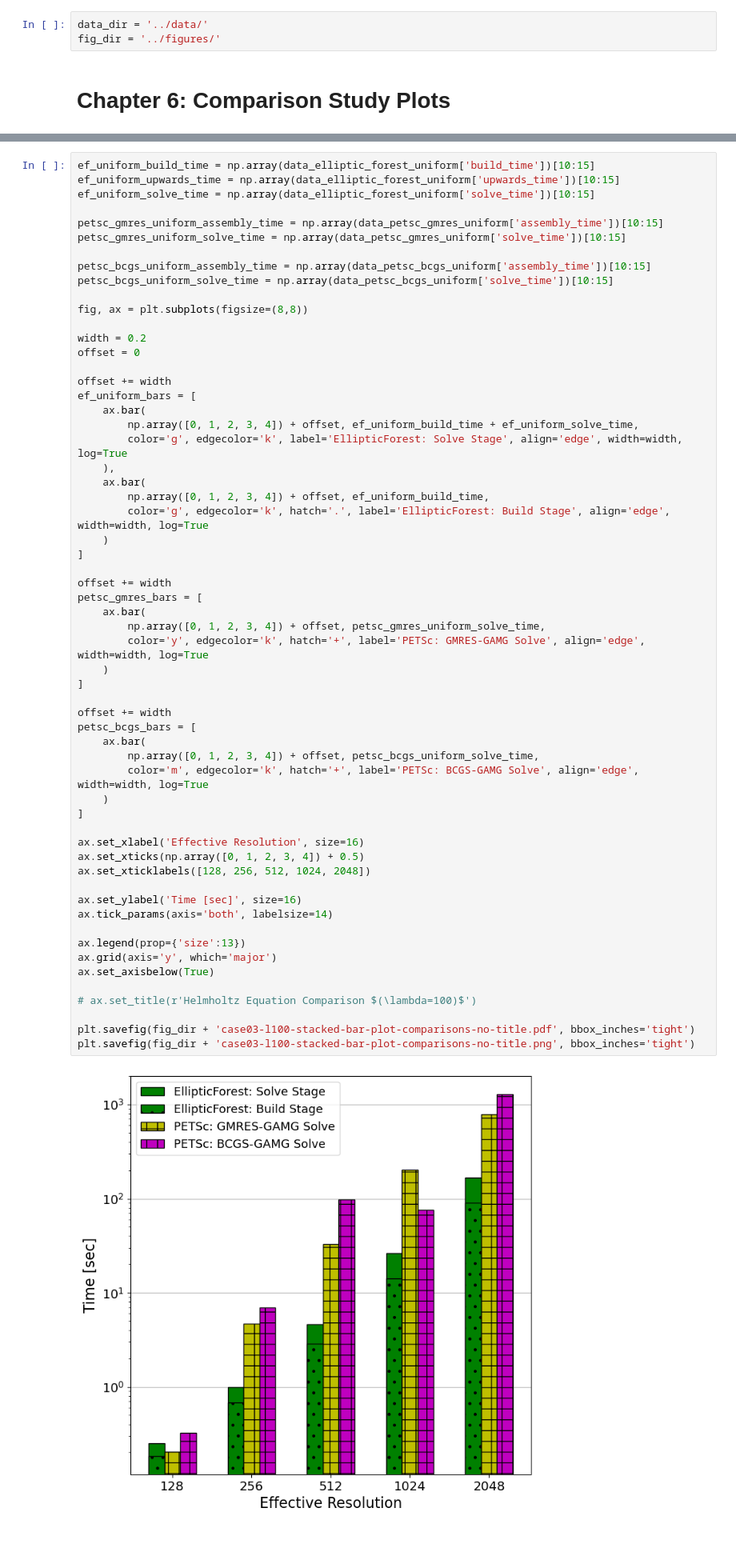
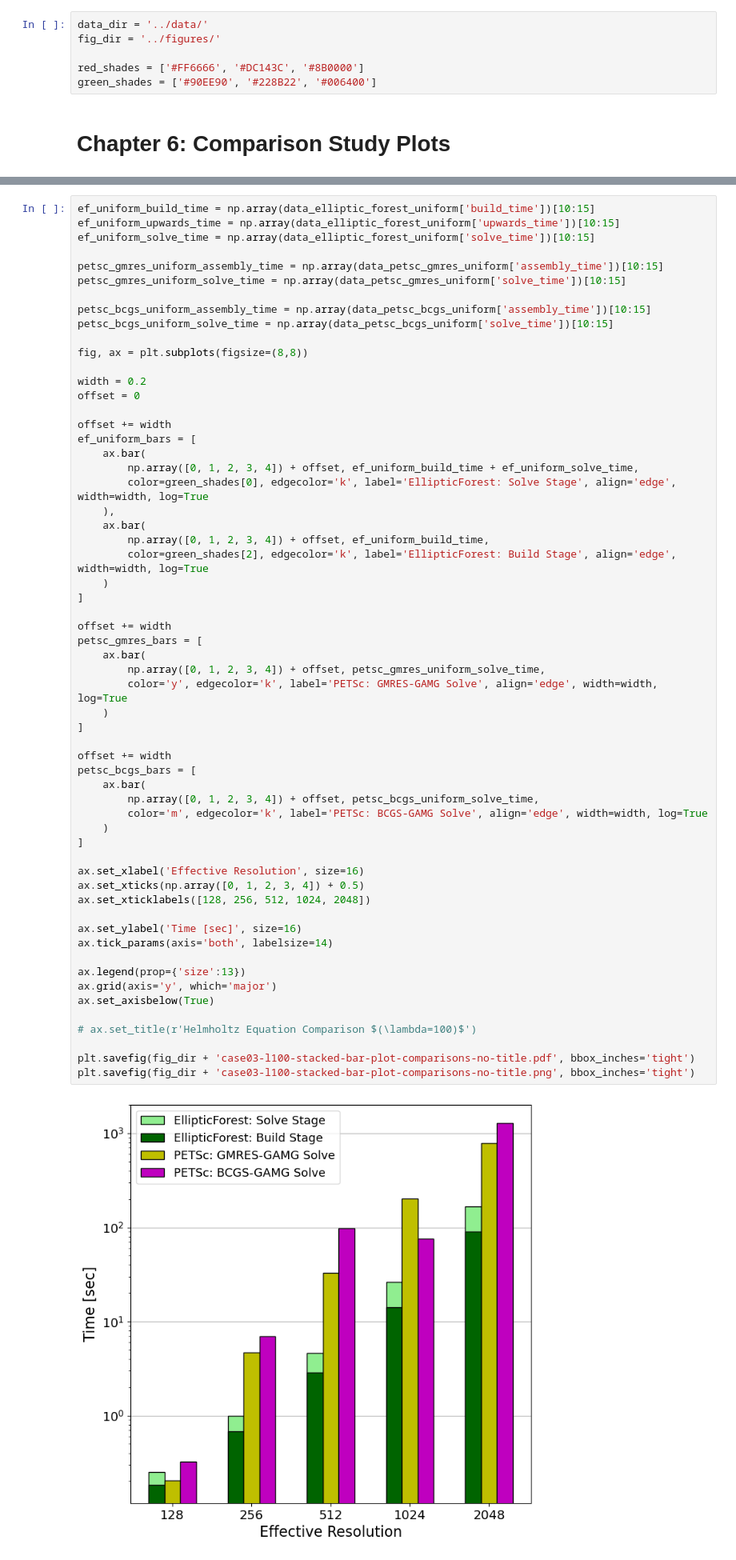
Before and after one commit to DamynChipman/Dissertation, a Jupyter notebook: src/scripts/plots.ipynb, the cells around one changed output, grey strips where cells are left out. Shown at 80% size. Drawn from its saved outputs; the diff is of its cells as text.

```diff
--- a/src/scripts/plots.ipynb
+++ b/src/scripts/plots.ipynb
@@ -7,6 +7,9 @@ import matplotlib.pyplot as plt
 # %%
 data_dir = '../data/'
 fig_dir = '../figures/'
+
+red_shades = ['#FF6666', '#DC143C', '#8B0000']
+green_shades = ['#90EE90', '#228B22', '#006400']
 # %% [markdown]
 # Chapter 6: Comparison Study Plots
 # %% [markdown]
@@ -515,47 +536,47 @@ offset += width
 ef_uniform_bars = [
     ax.bar(
         np.array([0, 1, 2, 3, 4]) + offset, ef_uniform_build_time + ef_uniform_solve_time,
-        color='g', edgecolor='k', label='EllipticForest: Solve Stage', align='edge', width=width, log=True
+        color=green_shades[0], edgecolor='k', label='EllipticForest: Solve Stage', align='edge', width=width, log=True
     ),
     ax.bar(
         np.array([0, 1, 2, 3, 4]) + offset, ef_uniform_build_time,
-        color='g', edgecolor='k', hatch='.', label='EllipticForest: Build Stage', align='edge', width=width, log=True
+        color=green_shades[2], edgecolor='k', label='EllipticForest: Build Stage', align='edge', width=width, log=True
     )
 ]
 
 offset += width
 petsc_gmres_bars = [
     ax.bar(
         np.array([0, 1, 2, 3, 4]) + offset, petsc_gmres_uniform_solve_time,
-        color='y', edgecolor='k', hatch='+', label='PETSc: GMRES-GAMG Solve', align='edge', width=width, log=True
+        color='y', edgecolor='k', label='PETSc: GMRES-GAMG Solve', align='edge', width=width, log=True
     )
 ]
 
 offset += width
 petsc_bcgs_bars = [
     ax.bar(
         np.array([0, 1, 2, 3, 4]) + offset, petsc_bcgs_uniform_solve_time,
-        color='m', edgecolor='k', hatch='+', label='PETSc: BCGS-GAMG Solve', align='edge', width=width, log=True
+        color='m', edgecolor='k', label='PETSc: BCGS-GAMG Solve', align='edge', width=width, log=True
     )
 ]
 
 ax.set_xlabel('Effective Resolution', size=16)
 ax.set_xticks(np.array([0, 1, 2, 3, 4]) + 0.5)
 ax.set_xticklabels([128, 256, 512, 1024, 2048])
 
 ax.set_ylabel('Time [sec]', size=16)
 ax.tick_params(axis='both', labelsize=14)
 
 ax.legend(prop={'size':13})
 ax.grid(axis='y', which='major')
 ax.set_axisbelow(True)
 
 # ax.set_title(r'Helmholtz Equation Comparison $(\lambda=100)$')
 
 plt.savefig(fig_dir + 'case03-l100-stacked-bar-plot-comparisons-no-title.pdf', bbox_inches='tight')
 plt.savefig(fig_dir + 'case03-l100-stacked-bar-plot-comparisons-no-title.png', bbox_inches='tight')
 # %% [output]
-[figure, old version]
+[figure, new version]
 # %%
 ef_uniform_build_time = np.array(data_elliptic_forest_uniform['build_time'])[15:20]
 ef_uniform_upwards_time = np.array(data_elliptic_forest_uniform['upwards_time'])[15:20]
```
Also changed, not shown: parts of 8 cells of this notebook, 32 other files.
